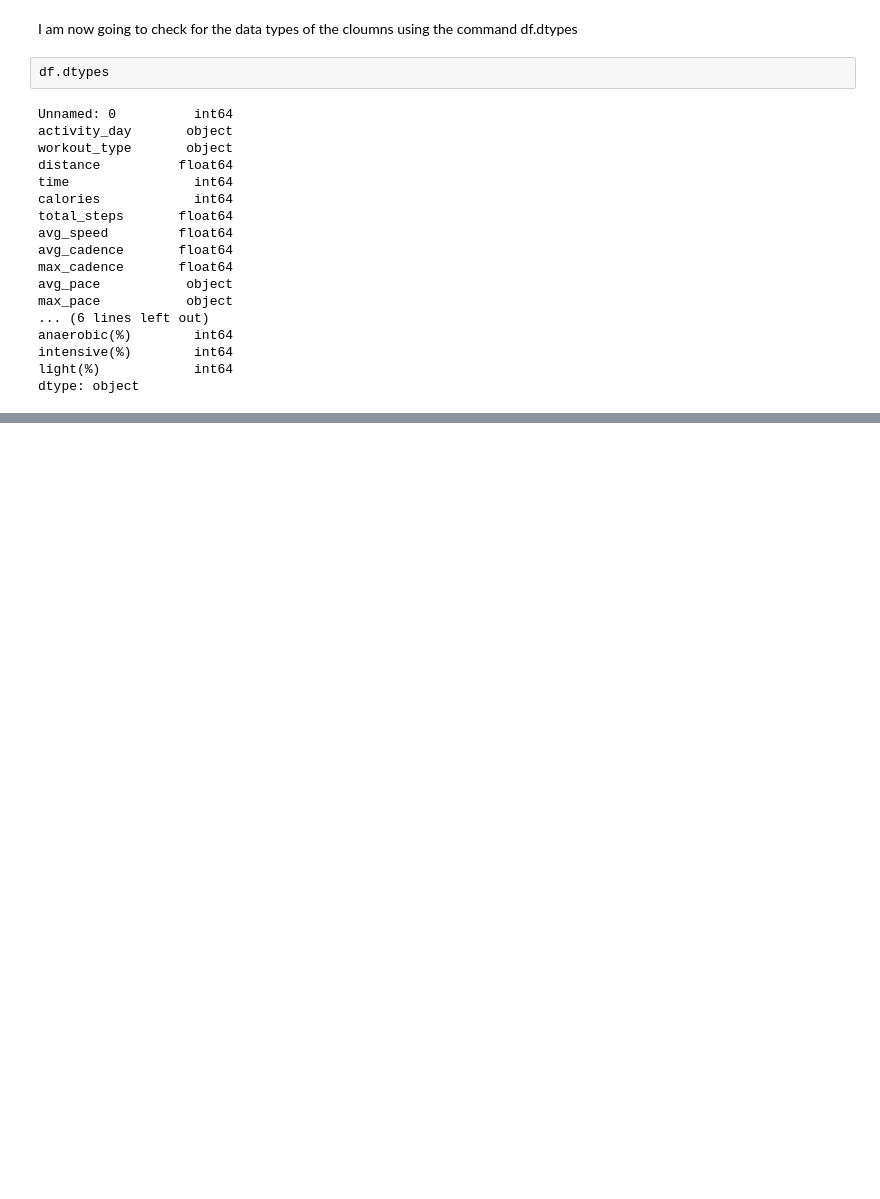
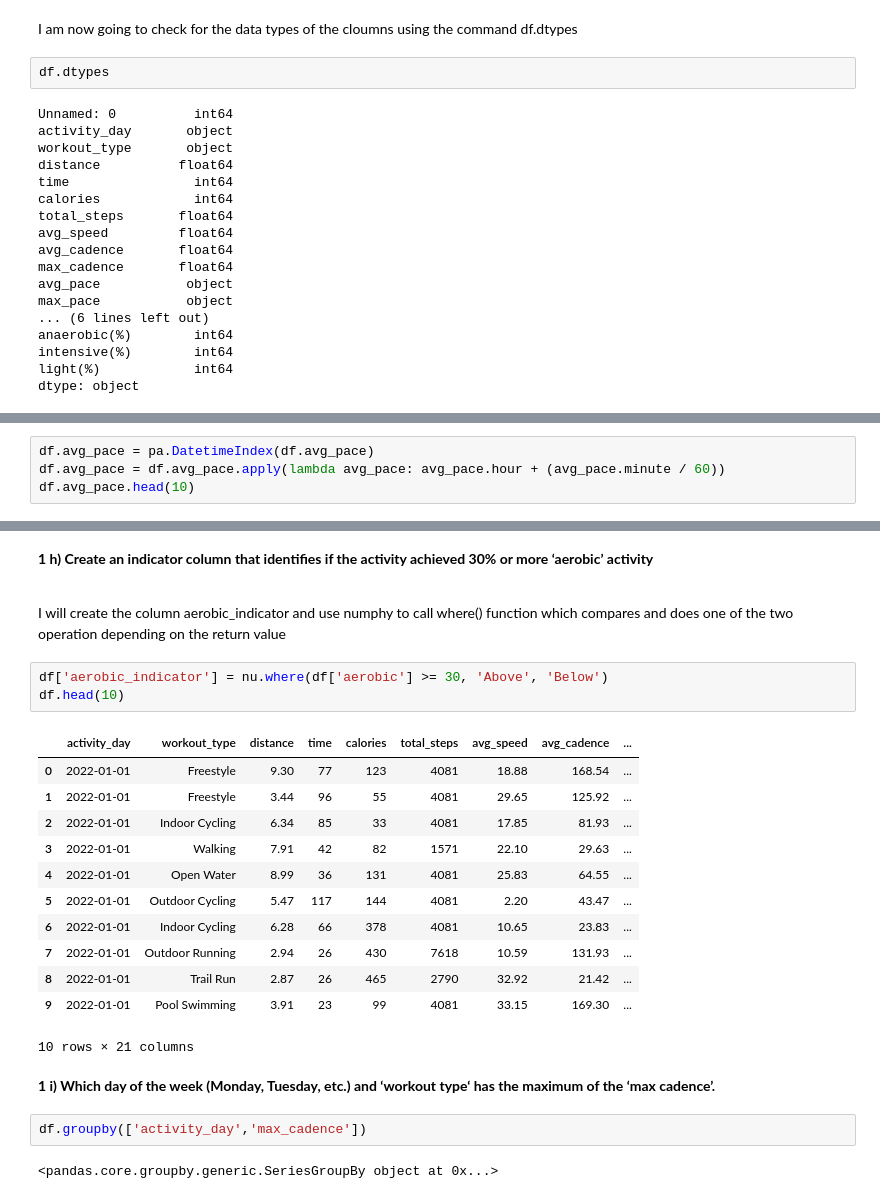
Before and after one commit to RakshakN/Data-Viz-Spring-2022, a Jupyter notebook: Exam2.ipynb, the cells around one changed output, grey strips where cells are left out. Cells and saved outputs as stored; diff of their text form; blank space fills up the shorter version.

```diff
--- a/Exam2.ipynb
+++ b/Exam2.ipynb
@@ -59,0 +161,4 @@ dtype: object
+# %%
+df.avg_pace = pa.DatetimeIndex(df.avg_pace)
+df.avg_pace = df.avg_pace.apply(lambda avg_pace: avg_pace.hour + (avg_pace.minute / 60))
+df.avg_pace.head(10)
@@ -59,0 +199,26 @@ dtype: object
+# %% [markdown]
+**1 h) Create an indicator column that identifies if the activity achieved 30% or more ‘aerobic’ activity** <br><br>
+
+I will create the column aerobic_indicator and use numphy to call where() function which compares and does one of the two operation depending on the return value
+# %%
+df['aerobic_indicator'] = nu.where(df['aerobic'] >= 30, 'Above', 'Below')
+df.head(10)
+# %% [output]
+|  | activity_day | workout_type | distance | time | calories | total_steps | avg_speed | avg_cadence | ... |
+| 0 | 2022-01-01 | Freestyle | 9.30 | 77 | 123 | 4081 | 18.88 | 168.54 | ... |
+| 1 | 2022-01-01 | Freestyle | 3.44 | 96 | 55 | 4081 | 29.65 | 125.92 | ... |
+| 2 | 2022-01-01 | Indoor Cycling | 6.34 | 85 | 33 | 4081 | 17.85 | 81.93 | ... |
+| 3 | 2022-01-01 | Walking | 7.91 | 42 | 82 | 1571 | 22.10 | 29.63 | ... |
+| 4 | 2022-01-01 | Open Water | 8.99 | 36 | 131 | 4081 | 25.83 | 64.55 | ... |
+| 5 | 2022-01-01 | Outdoor Cycling | 5.47 | 117 | 144 | 4081 | 2.20 | 43.47 | ... |
+| 6 | 2022-01-01 | Indoor Cycling | 6.28 | 66 | 378 | 4081 | 10.65 | 23.83 | ... |
+| 7 | 2022-01-01 | Outdoor Running | 2.94 | 26 | 430 | 7618 | 10.59 | 131.93 | ... |
+| 8 | 2022-01-01 | Trail Run | 2.87 | 26 | 465 | 2790 | 32.92 | 21.42 | ... |
+| 9 | 2022-01-01 | Pool Swimming | 3.91 | 23 | 99 | 4081 | 33.15 | 169.30 | ... |
+10 rows × 21 columns
+# %% [markdown]
+**1 i) Which day of the week (Monday, Tuesday, etc.) and ‘workout type‘ has the maximum of the ‘max cadence’.**
+# %%
+df.groupby(['activity_day','max_cadence'])
+# %% [output]
+<pandas.core.groupby.generic.SeriesGroupBy object at 0x...>
```
Also changed, not shown: parts of 17 cells of this notebook.
